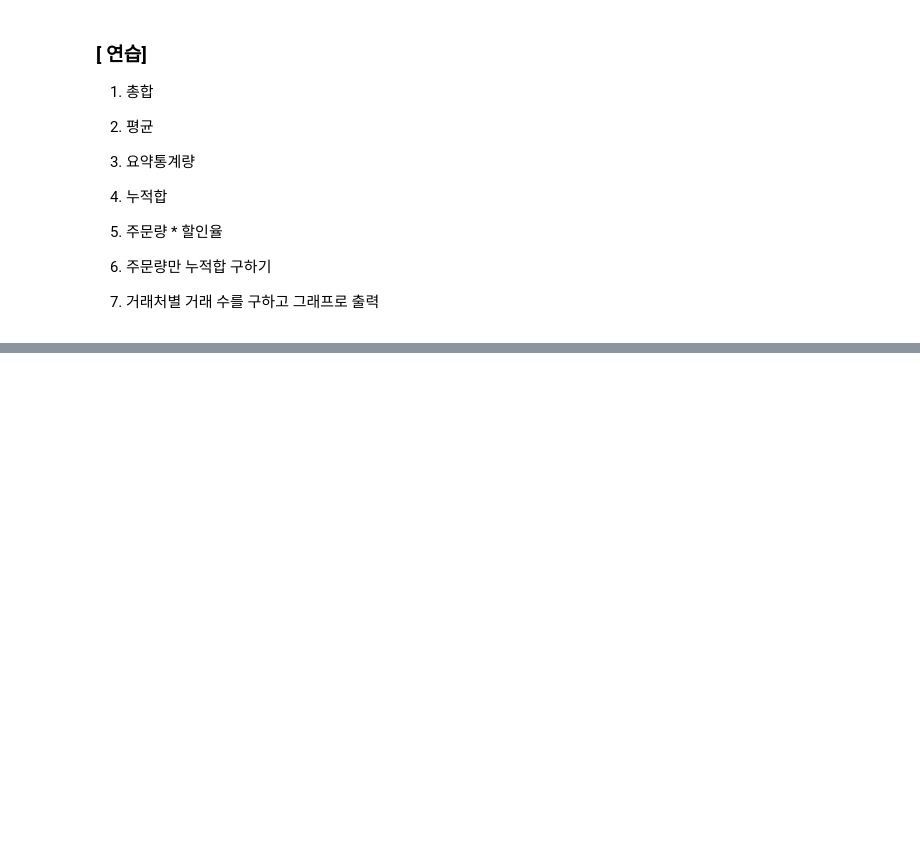
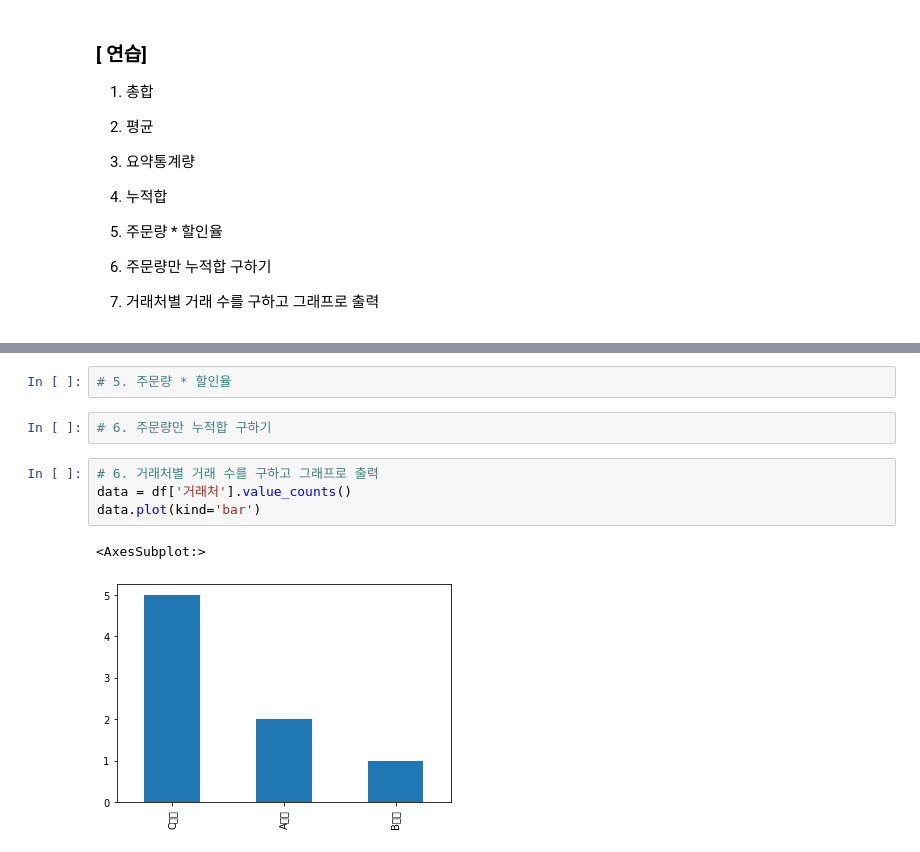
Before and after one commit to sontaku/learning_python, a Jupyter notebook: 04_Analysis/02_pandas_class/Ex02_stats.ipynb, the cells around one changed output, grey strips where cells are left out. Drawn from its saved outputs; the diff is of its cells as text; blank space fills up the shorter version.

```diff
--- a/04_Analysis/02_pandas_class/Ex02_stats.ipynb
+++ b/04_Analysis/02_pandas_class/Ex02_stats.ipynb
@@ -38,0 +80,11 @@ df=DataFrame({'거래처':['A매장','B매장','C매장','A매장','C매장','C
+# %%
+# 5. 주문량 * 할인율
+# %%
+# 6. 주문량만 누적합 구하기
+# %%
+# 6. 거래처별 거래 수를 구하고 그래프로 출력
+data = df['거래처'].value_counts()
+data.plot(kind='bar')
+# %% [output]
+<AxesSubplot:>
+[figure, added]
```
Also changed, not shown: parts of 6 cells of this notebook, 6 other files.
